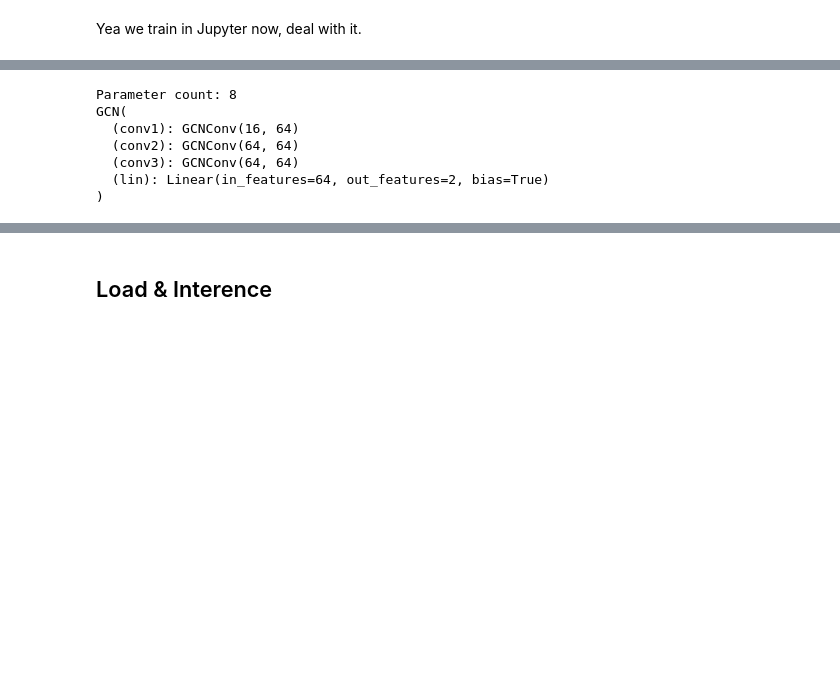
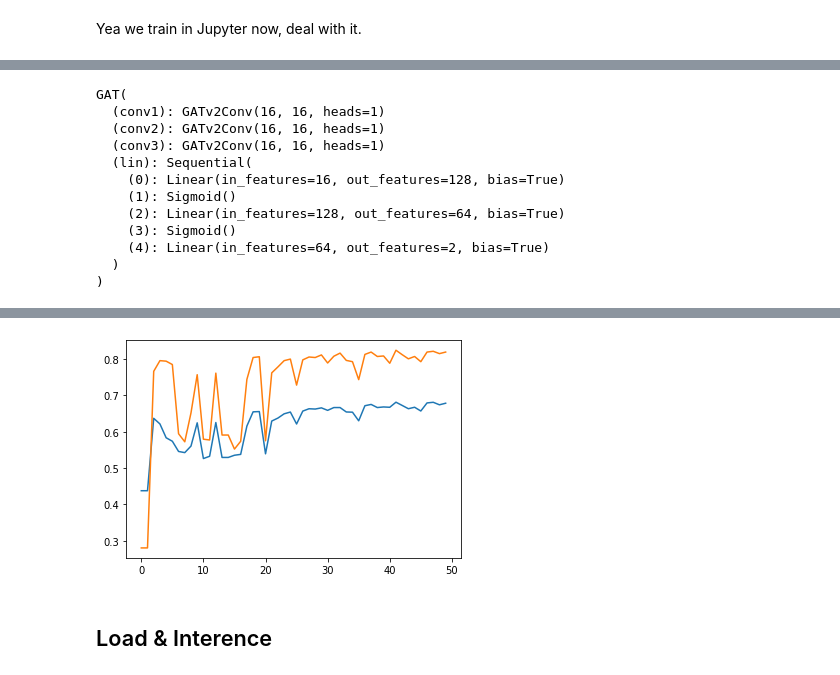
Before and after one commit to Ttanasart-pt/Ransomware-Detector, a Jupyter notebook: ransom_train.ipynb, the cells around one changed output, grey strips where cells are left out. Cells and saved outputs as stored; diff of their text form; code cells hidden in the pictures; blank space fills up the shorter version.

Commit message:
Model integration with app

```diff
--- a/ransom_train.ipynb
+++ b/ransom_train.ipynb
@@ -82,9 +89,0 @@ AttributeError: 'numpy.ndarray' object has no attribute 'type'
-# %%
-from torch_geometric.utils import to_networkx
-
-print(f'Number of graphs: {len(dataset)}')
-
-data = dataset[14]
-print(data)
-G = to_networkx(data, to_undirected = False)
-visualize_graph(G)
@@ -152,30 +177,40 @@ class GAT(torch.nn.Module):
 # %%
 from tqdm import tqdm
 import matplotlib.pyplot as plt
-from torchmetrics import F1Score
 
-EPOCH = 20
-latent_dim = 64
+EPOCH = 10
+latent_dim = 16
 embed_dim = 1260
 
-model = GCN(hidden_channels = latent_dim, embed_dim = embed_dim)
-#model = GAT(hidden_channels = latent_dim)
+#model = GCN(hidden_channels = latent_dim, embed_dim = embed_dim)
+model = GAT(hidden_channels = latent_dim)
 optimizer = torch.optim.Adam(model.parameters(), lr = lr)
 criterion = torch.nn.CrossEntropyLoss()
 
-print(f"Parameter count: {len(list(model.parameters()))}")
 print(model)
 # %% [output]
-Parameter count: 8
-GCN(
-  (conv1): GCNConv(16, 64)
-  (conv2): GCNConv(64, 64)
-  (conv3): GCNConv(64, 64)
-  (lin): Linear(in_features=64, out_features=2, bias=True)
+GAT(
+  (conv1): GATv2Conv(16, 16, heads=1)
+  (conv2): GATv2Conv(16, 16, heads=1)
+  (conv3): GATv2Conv(16, 16, heads=1)
+  (lin): Sequential(
+    (0): Linear(in_features=16, out_features=128, bias=True)
+    (1): Sigmoid()
+    (2): Linear(in_features=128, out_features=64, bias=True)
+    (3): Sigmoid()
+    (4): Linear(in_features=64, out_features=2, bias=True)
+  )
 )
 # %%
+from torchmetrics import ConfusionMatrix
+
+f1 = []
+acc = []
+best = 0
+
 def train():
     model.train()
+    test_loop = 0
 
     for data in tqdm(train_loader):
         out = model(data.x, data.edge_index, data.batch)
@@ -184,13 +219,18 @@ def train():
         optimizer.step()
         optimizer.zero_grad()
 
-def test(loader):
+        test_loop += 1
+        if test_loop > 20:
+            test_loop = 0
+            test()
+
+def test():
     model.eval()
 
     Apred = []
     Atarg = []
 
-    for data in loader:
+    for data in test_loader:
         out = model(data.x, data.edge_index, data.batch)
         pred = out.argmax(dim = 1)
 
@@ -199,25 +239,30 @@ def test(loader):
 
     Apred = torch.concat(Apred)
     Atarg = torch.concat(Atarg)
-    f1 = F1Score(num_classes = 2)
 
-    return f1(Apred, Atarg).item()
+    confmat = ConfusionMatrix(num_classes = 2)
+    conf = confmat(Apred, Atarg).numpy()
 
-f1 = []
-best = 0
+    test_f1 = conf[0][0] / (conf[0][0] + 1/2 * (conf[0][1] + conf[1][0]))
+    test_acc = (conf[0][0] + conf[1][1]) / (conf[0][0] + conf[0][1] + conf[1][0] + conf[1][1])
 
+    f1.append(test_f1)
+    acc.append(test_acc)
+
+    return test_f1, test_acc
+
+WEIGHT_PATH = "data/weightGAT.pt"
 for e in range(EPOCH):
-    #print(f"Training epoch {e}")
     train()
-    test_f1 = test(test_loader)
-    f1.append(test_f1)
+    test_f1, test_acc = test()
 
     if test_f1 > best:
         best = test_f1
         torch.save(model.state_dict(), WEIGHT_PATH)
 
-    print(f'Epoch: {e:03d}, Test F1: {test_f1:.4f}, Best F1: {best:.4f}')
+    print(f'Epoch: {e+1:03d}, Test F1: {test_f1:.4f}, Test acc: {test_acc:.4f}')
 
 plt.plot(f1)
+plt.plot(acc)
 plt.show()
 # %% [output]
@@ -225,3 +279,4 @@ KeyboardInterrupt:
+[figure, added]
 # %% [markdown]
 ## Load & Interence
 # %%
```
Also changed, not shown: parts of 14 cells of this notebook, 4 other files.
